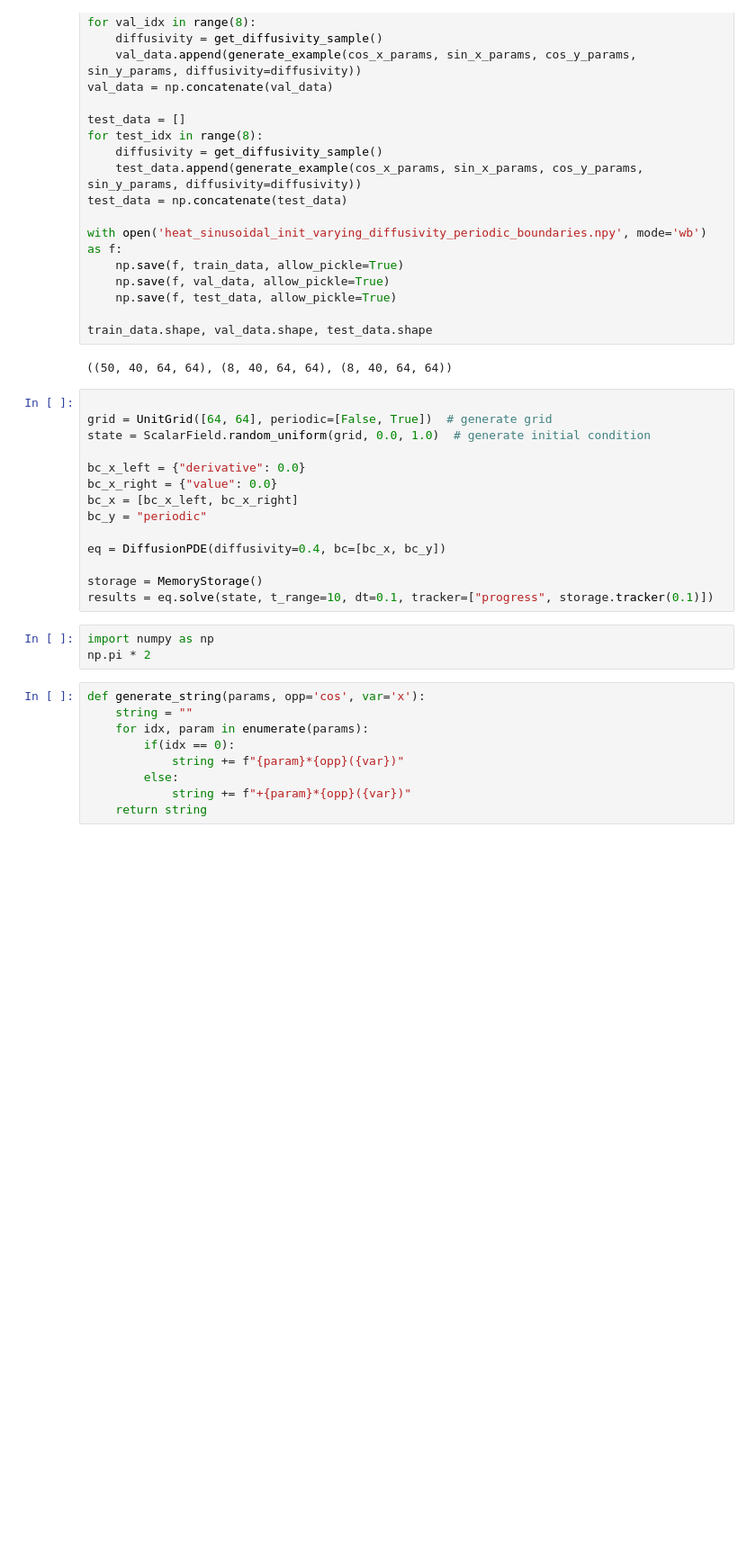
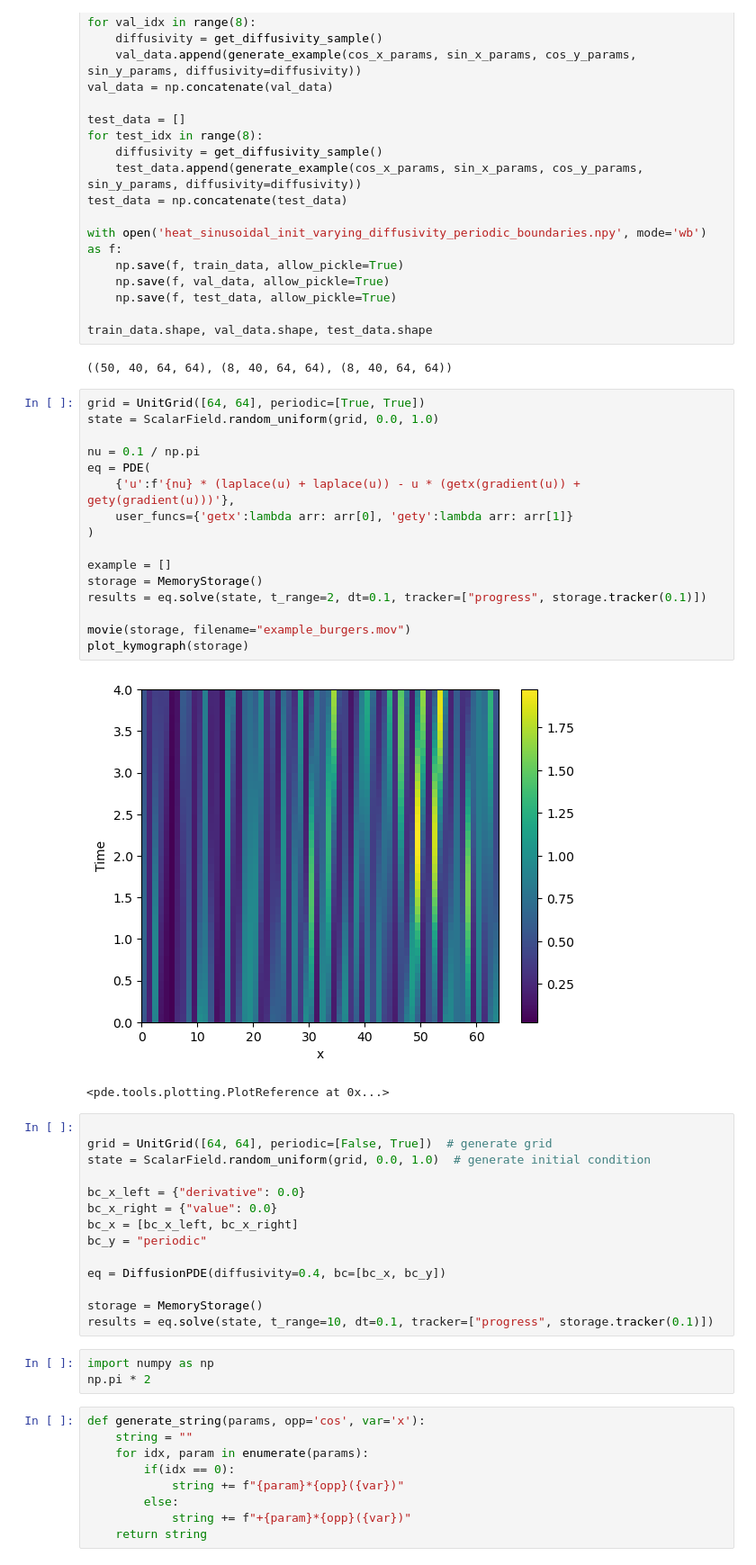
Before and after one commit to kmcguigan1/Neural-Operator-Baselineing, a Jupyter notebook: generate_data/gen_heat.ipynb, the cells around one changed output. Shown: that part at 90% size. Drawn from its saved outputs; the diff is of its cells as text; blank space fills up the shorter version.

```diff
--- a/generate_data/gen_heat.ipynb
+++ b/generate_data/gen_heat.ipynb
@@ -84,6 +84,25 @@ with open('heat_sinusoidal_init_varying_diffusivity_periodic_boundaries.npy', mo
 train_data.shape, val_data.shape, test_data.shape
 # %% [output]
 ((50, 40, 64, 64), (8, 40, 64, 64), (8, 40, 64, 64))
+# %%
+grid = UnitGrid([64, 64], periodic=[True, True])
+state = ScalarField.random_uniform(grid, 0.0, 1.0)
+
+nu = 0.1 / np.pi
+eq = PDE(
+    {'u':f'{nu} * (laplace(u) + laplace(u)) - u * (getx(gradient(u)) + gety(gradient(u)))'},
+    user_funcs={'getx':lambda arr: arr[0], 'gety':lambda arr: arr[1]}
+)
+
+example = []
+storage = MemoryStorage()
+results = eq.solve(state, t_range=2, dt=0.1, tracker=["progress", storage.tracker(0.1)])
+
+movie(storage, filename="example_burgers.mov")
+plot_kymograph(storage)
+# %% [output]
+[figure, added]
+<pde.tools.plotting.PlotReference at 0x...>
 # %%
 
 grid = UnitGrid([64, 64], periodic=[False, True])  # generate grid
```
Also changed, not shown: parts of 1 cell of this notebook, 14 other files.
